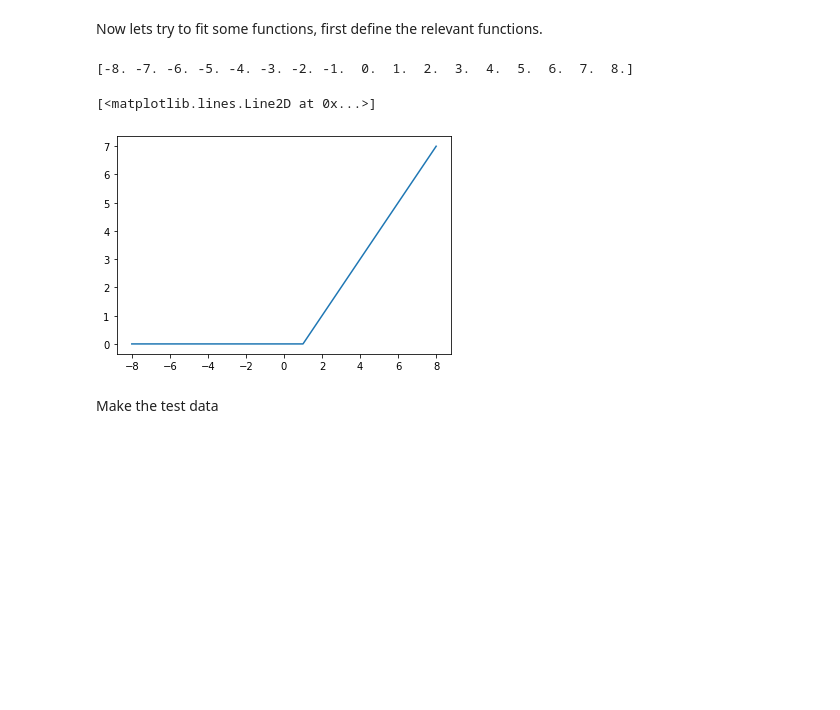
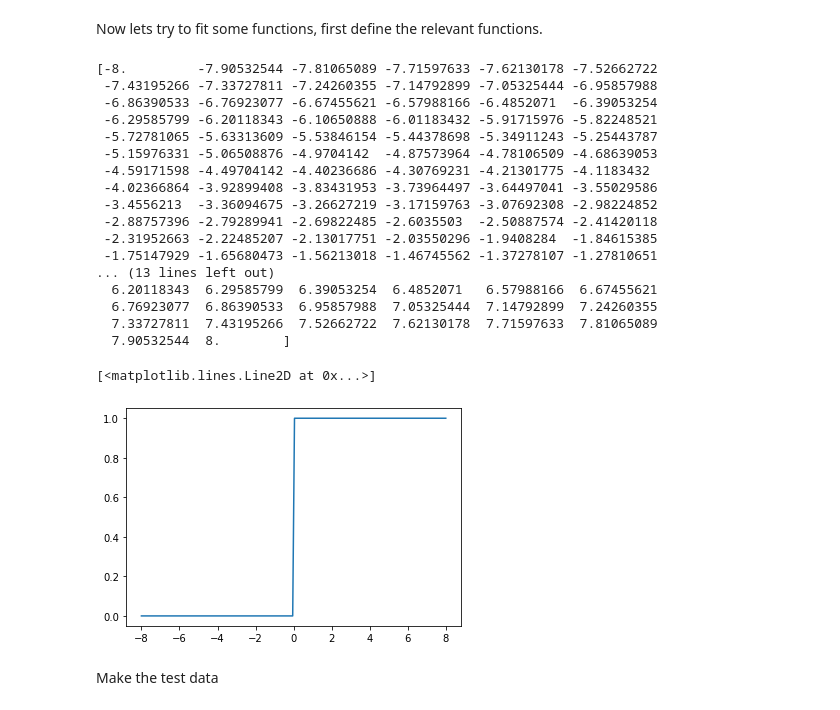
Before and after one commit to JirkoRu/analysis_scripts, a Jupyter notebook: part_level_analysis/fit_functions.ipynb, the cells around one changed output. Drawn from its saved outputs; the diff is of its cells as text; code cells hidden in the pictures; blank space fills up the shorter version.

```diff
--- a/part_level_analysis/fit_functions.ipynb
+++ b/part_level_analysis/fit_functions.ipynb
@@ -97,15 +97,41 @@ def relu(x, w, b1, b2):
 def heaviside(x, b1, b2):
     y = 1 * (x + b1 > 0) * b2
     return y
+
+def linear_step_func(x, x0, x1):
+    y= np.piecewise(x, [
+        x < x0,
+       (x >= x0) & (x <= x1),
+        x > x1],
+            [0.,
+            lambda x: x/(x1-x0)+x0/(x0-x1),
+            1.])
+    return y
 # %%
-x = np.linspace(-8, 8, 17)
+x = np.linspace(-8, 8, 170)
 print(x)
-y = relu(x, 1, 1, 0)
+y = linear_step_func(x, 0, 1e-10)
 plt.plot(x,y, label='fit')
 # %% [output]
-[-8. -7. -6. -5. -4. -3. -2. -1.  0.  1.  2.  3.  4.  5.  6.  7.  8.]
+[-8.         -7.90532544 -7.81065089 -7.71597633 -7.62130178 -7.52662722
+ -7.43195266 -7.33727811 -7.24260355 -7.14792899 -7.05325444 -6.95857988
+ -6.86390533 -6.76923077 -6.67455621 -6.57988166 -6.4852071  -6.39053254
+ -6.29585799 -6.20118343 -6.10650888 -6.01183432 -5.91715976 -5.82248521
+ -5.72781065 -5.63313609 -5.53846154 -5.44378698 -5.34911243 -5.25443787
+ -5.15976331 -5.06508876 -4.9704142  -4.87573964 -4.78106509 -4.68639053
+ -4.59171598 -4.49704142 -4.40236686 -4.30769231 -4.21301775 -4.1183432
+ -4.02366864 -3.92899408 -3.83431953 -3.73964497 -3.64497041 -3.55029586
+ -3.4556213  -3.36094675 -3.26627219 -3.17159763 -3.07692308 -2.98224852
+ -2.88757396 -2.79289941 -2.69822485 -2.6035503  -2.50887574 -2.41420118
+ -2.31952663 -2.22485207 -2.13017751 -2.03550296 -1.9408284  -1.84615385
+ -1.75147929 -1.65680473 -1.56213018 -1.46745562 -1.37278107 -1.27810651
+... (13 lines left out)
+  6.20118343  6.29585799  6.39053254  6.4852071   6.57988166  6.67455621
+  6.76923077  6.86390533  6.95857988  7.05325444  7.14792899  7.24260355
+  7.33727811  7.43195266  7.52662722  7.62130178  7.71597633  7.81065089
+  7.90532544  8.        ]
 [<matplotlib.lines.Line2D at 0x...>]
-[figure, old version]
+[figure, new version]
 # %% [markdown]
 Make the test data
 # %%
```
Also changed, not shown: 19 other files.
